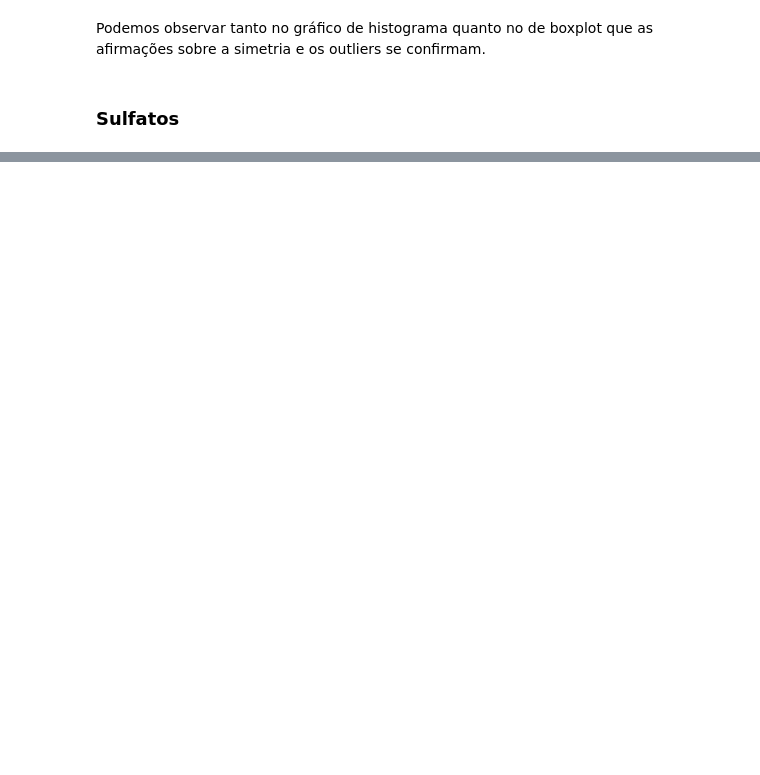
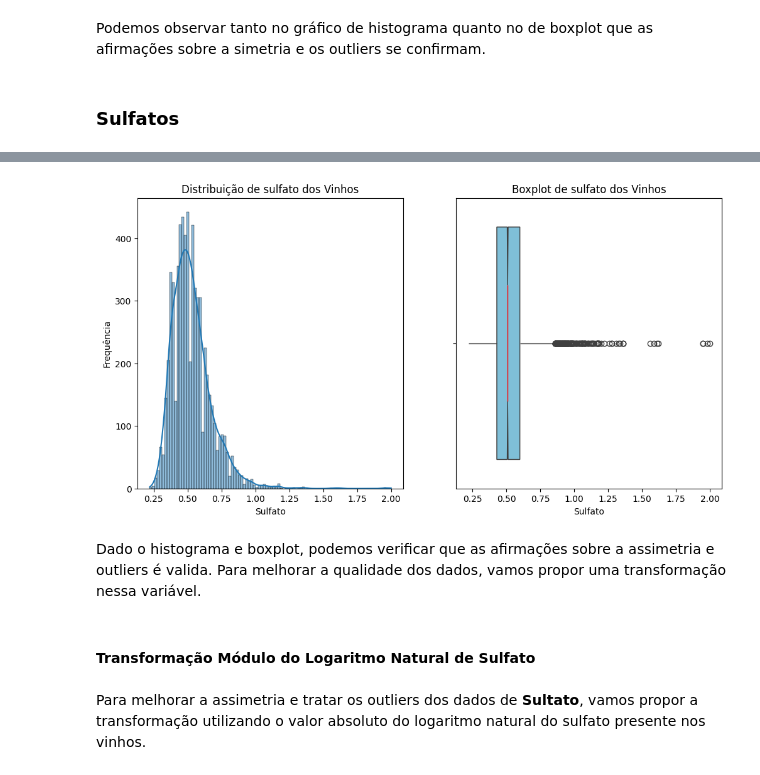
Before and after one commit to gabrieldadcarvalho/machine_learning, a Jupyter notebook: wine_quality/analitic_wine.ipynb, the cells around one changed output, grey strips where cells are left out. Cells and saved outputs as stored; diff of their text form; code cells hidden in the pictures; blank space fills up the shorter version.

```diff
--- a/wine_quality/analitic_wine.ipynb
+++ b/wine_quality/analitic_wine.ipynb
@@ -728,0 +757,22 @@ Podemos observar tanto no gráfico de histograma quanto no de boxplot que as afi
+# %%
+plt.figure(figsize=(12, 6))
+plt.subplot(1, 2, 1)
+sns.histplot(x["sulphates"], kde=True)
+plt.title("Distribuição de sulfato dos Vinhos")
+plt.xlabel("Sulfato")
+plt.ylabel("Frequência")
+plt.subplot(1, 2, 2)
+sns.boxplot(x["sulphates"], orient='h', notch=True, showcaps=False,
+            boxprops={"facecolor": (0, .5, .7, .5)},
+            medianprops={"color": "r", "linewidth": 1})
+plt.title("Boxplot de sulfato dos Vinhos")
+plt.xlabel("Sulfato")
+plt.show()
+# %% [output]
+[figure, added]
+# %% [markdown]
+Dado o histograma e boxplot, podemos verificar que as afirmações sobre a assimetria e outliers é valida. Para melhorar a qualidade dos dados, vamos propor uma transformação nessa variável.
+# %% [markdown]
+#### Transformação Módulo do Logaritmo Natural de Sulfato
+# %% [markdown]
+Para melhorar a assimetria e tratar os outliers dos dados de **Sultato**, vamos propor a transformação utilizando o valor absoluto do logaritmo natural do sulfato presente nos vinhos.
```
Also changed, not shown: parts of 58 cells of this notebook.
